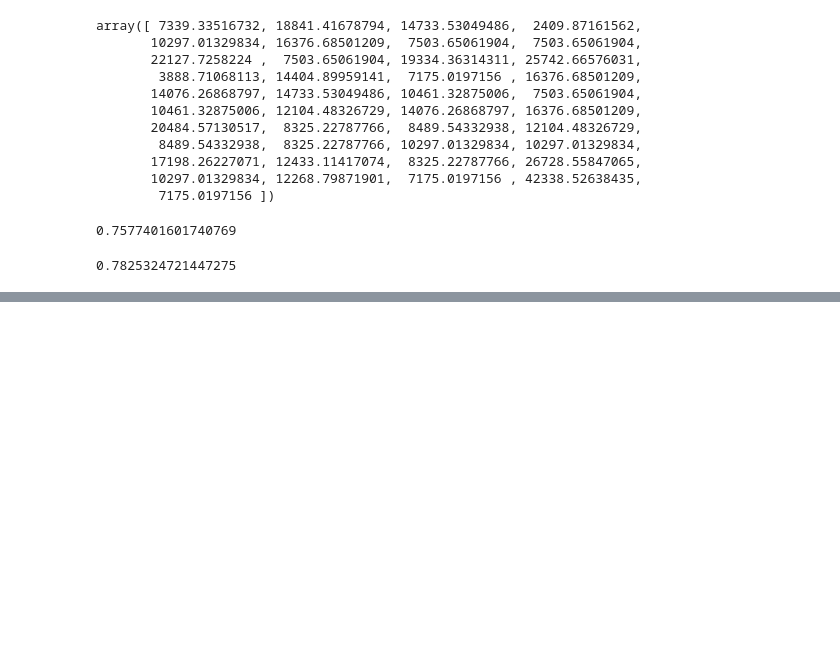
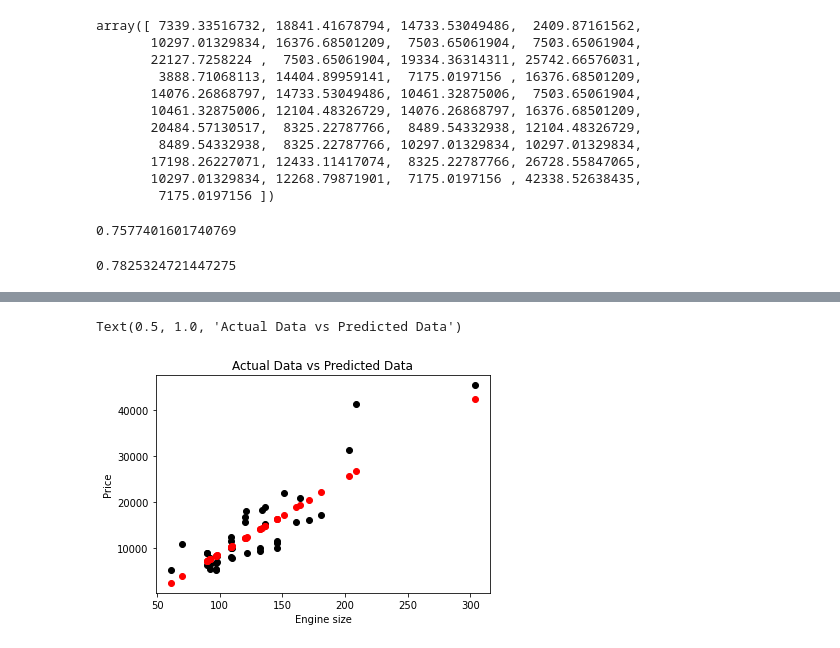
Before and after one commit to QamarAlkhatib/linear-regression-CarPrice, a Jupyter notebook: regression.ipynb, the cells around one changed output, grey strips where cells are left out. Drawn from its saved outputs; the diff is of its cells as text; code cells hidden in the pictures; blank space fills up the shorter version.

```diff
--- a/regression.ipynb
+++ b/regression.ipynb
@@ -98,0 +109,9 @@ test_accuracy
+# %%
+plt.scatter(x_test,y_test,color='black')
+plt.scatter(x_test,y_predict,color='red')
+plt.xlabel('Engine size')
+plt.ylabel('Price')
+plt.title('Actual Data vs Predicted Data')
+# %% [output]
+Text(0.5, 1.0, 'Actual Data vs Predicted Data')
+[figure, added]
```
Also changed, not shown: parts of 5 cells of this notebook.
